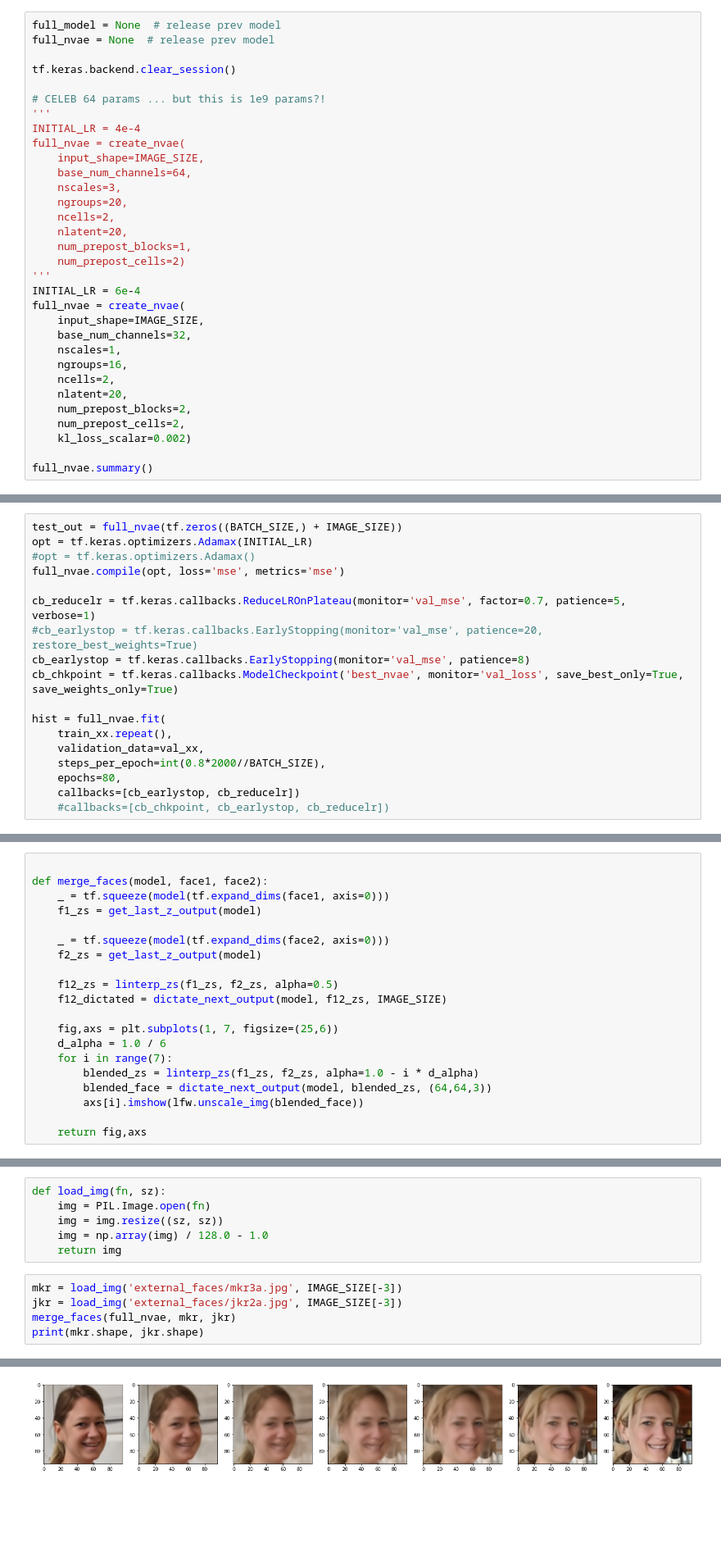
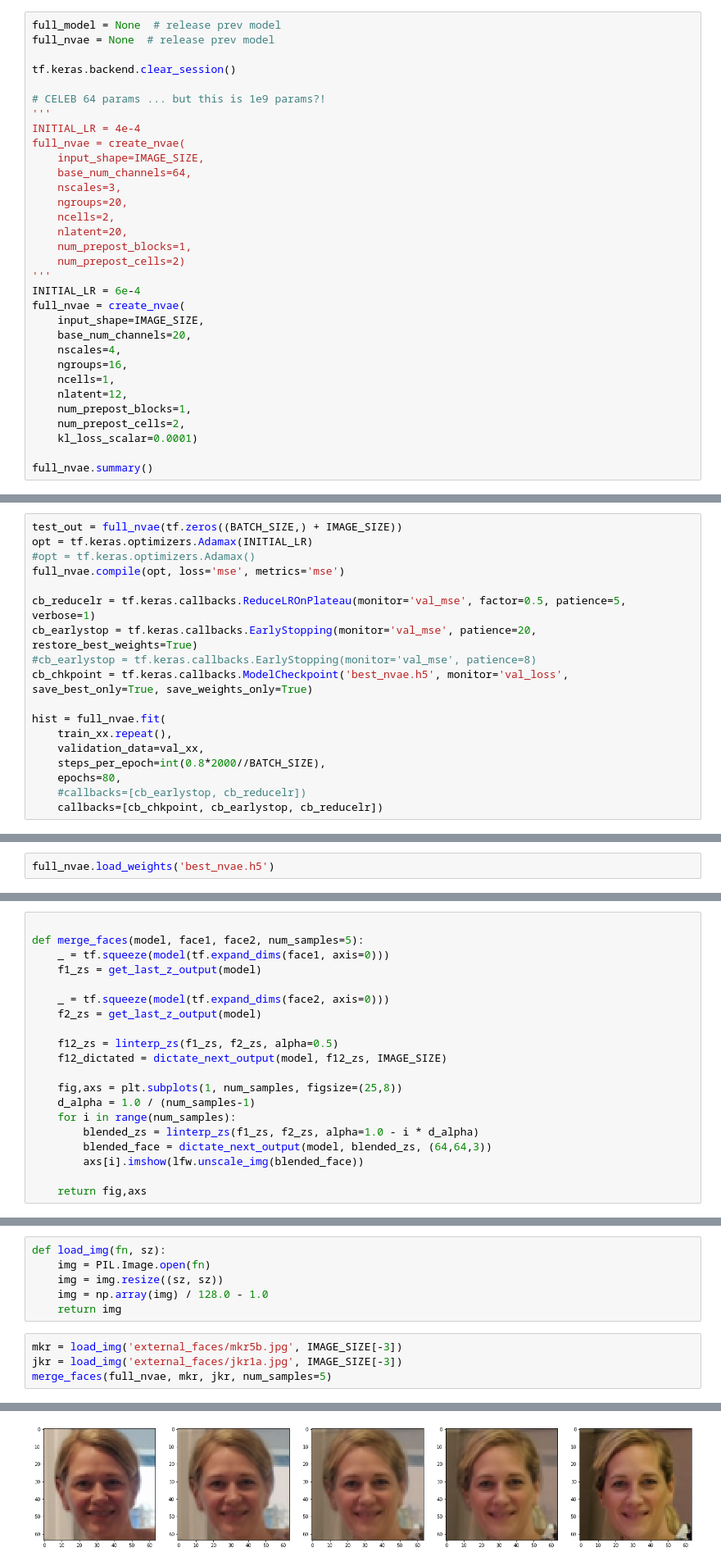
Before and after one commit to etotheipi/nvae_tensorflow, a Jupyter notebook: layer_playground.ipynb, the cells around one changed output, grey strips where cells are left out. Shown at 82% size. Saved outputs shown, nothing was run; the diff lists cells and outputs as text; blank space fills up the shorter version.

```diff
--- a/layer_playground.ipynb
+++ b/layer_playground.ipynb
@@ -184,14 +184,14 @@ full_nvae = create_nvae(
 INITIAL_LR = 6e-4
 full_nvae = create_nvae(
     input_shape=IMAGE_SIZE,
-    base_num_channels=32,
-    nscales=1,
+    base_num_channels=20,
+    nscales=4,
     ngroups=16,
-    ncells=2,
-    nlatent=20,
-    num_prepost_blocks=2,
+    ncells=1,
+    nlatent=12,
+    num_prepost_blocks=1,
     num_prepost_cells=2,
-    kl_loss_scalar=0.002)
+    kl_loss_scalar=0.0001)
 
 full_nvae.summary()
 # %% [output]
@@ -218,17 +218,17 @@ opt = tf.keras.optimizers.Adamax(INITIAL_LR)
 #opt = tf.keras.optimizers.Adamax()
 full_nvae.compile(opt, loss='mse', metrics='mse')
 
-cb_reducelr = tf.keras.callbacks.ReduceLROnPlateau(monitor='val_mse', factor=0.7, patience=5, verbose=1)
-#cb_earlystop = tf.keras.callbacks.EarlyStopping(monitor='val_mse', patience=20, restore_best_weights=True)
-cb_earlystop = tf.keras.callbacks.EarlyStopping(monitor='val_mse', patience=8)
-cb_chkpoint = tf.keras.callbacks.ModelCheckpoint('best_nvae', monitor='val_loss', save_best_only=True, save_weights_only=True)
+cb_reducelr = tf.keras.callbacks.ReduceLROnPlateau(monitor='val_mse', factor=0.5, patience=5, verbose=1)
+cb_earlystop = tf.keras.callbacks.EarlyStopping(monitor='val_mse', patience=20, restore_best_weights=True)
+#cb_earlystop = tf.keras.callbacks.EarlyStopping(monitor='val_mse', patience=8)
+cb_chkpoint = tf.keras.callbacks.ModelCheckpoint('best_nvae.h5', monitor='val_loss', save_best_only=True, save_weights_only=True)
 
 hist = full_nvae.fit(
     train_xx.repeat(),
     validation_data=val_xx,
     steps_per_epoch=int(0.8*2000//BATCH_SIZE),
     epochs=80,
-    callbacks=[cb_earlystop, cb_reducelr])
-    #callbacks=[cb_chkpoint, cb_earlystop, cb_reducelr])
+    #callbacks=[cb_earlystop, cb_reducelr])
+    callbacks=[cb_chkpoint, cb_earlystop, cb_reducelr])
 # %% [output]
 Epoch 1/80
@@ -251,3 +254,5 @@ Epoch 80/80
+# %%
+full_nvae.load_weights('best_nvae.h5')
 # %%
 plt.plot(hist.history['val_mse'])
 plt.plot(hist.history['val_loss'])
@@ -345,6 +328,6 @@ axs[1][2].imshow(lfw.unscale_img(f2_dictated))
 # %%
 
-def merge_faces(model, face1, face2):
+def merge_faces(model, face1, face2, num_samples=5):
     _ = tf.squeeze(model(tf.expand_dims(face1, axis=0)))
     f1_zs = get_last_z_output(model)
 
@@ -354,9 +337,9 @@ def merge_faces(model, face1, face2):
     f12_zs = linterp_zs(f1_zs, f2_zs, alpha=0.5)
     f12_dictated = dictate_next_output(model, f12_zs, IMAGE_SIZE)
 
-    fig,axs = plt.subplots(1, 7, figsize=(25,6))
-    d_alpha = 1.0 / 6
-    for i in range(7):
+    fig,axs = plt.subplots(1, num_samples, figsize=(25,8))
+    d_alpha = 1.0 / (num_samples-1)
+    for i in range(num_samples):
         blended_zs = linterp_zs(f1_zs, f2_zs, alpha=1.0 - i * d_alpha)
         blended_face = dictate_next_output(model, blended_zs, (64,64,3))
         axs[i].imshow(lfw.unscale_img(blended_face))
@@ -376,8 +361,7 @@ def load_img(fn, sz):
     img = np.array(img) / 128.0 - 1.0
     return img
 # %%
-mkr = load_img('external_faces/mkr3a.jpg', IMAGE_SIZE[-3])
-jkr = load_img('external_faces/jkr2a.jpg', IMAGE_SIZE[-3])
-merge_faces(full_nvae, mkr, jkr)
-print(mkr.shape, jkr.shape)
+mkr = load_img('external_faces/mkr5b.jpg', IMAGE_SIZE[-3])
+jkr = load_img('external_faces/jkr1a.jpg', IMAGE_SIZE[-3])
+merge_faces(full_nvae, mkr, jkr, num_samples=5)
 # %% [output]
@@ -385,4 +371,4 @@ print(mkr.shape, jkr.shape)
-[figure, old version]
+[figure, new version]
 # %%
 mkr = load_img('external_faces/mkr5b.jpg', IMAGE_SIZE[-3])
 jkr = load_img('external_faces/jkr3b.jpg', IMAGE_SIZE[-3])[:, ::-1, :]
```
Also changed, not shown: parts of 24 cells of this notebook, 4 other files.
